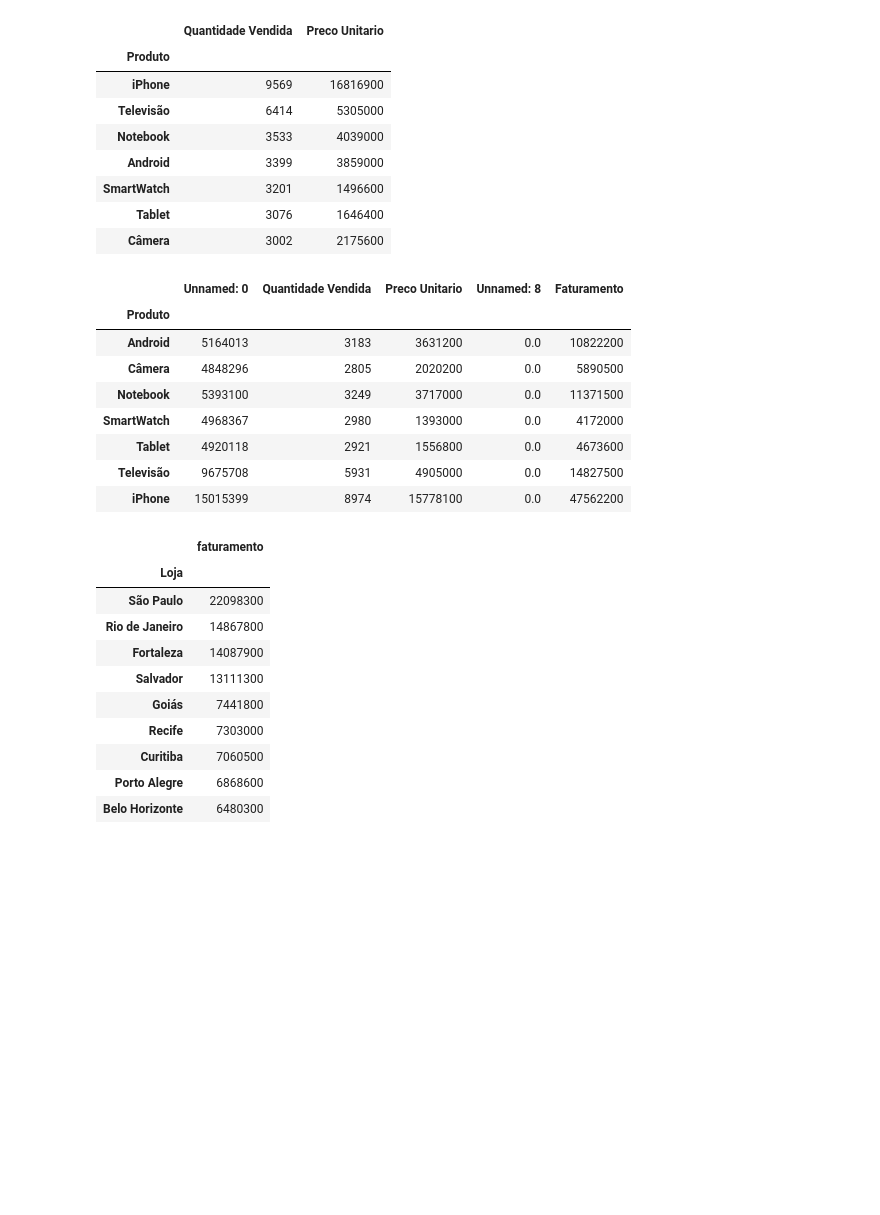
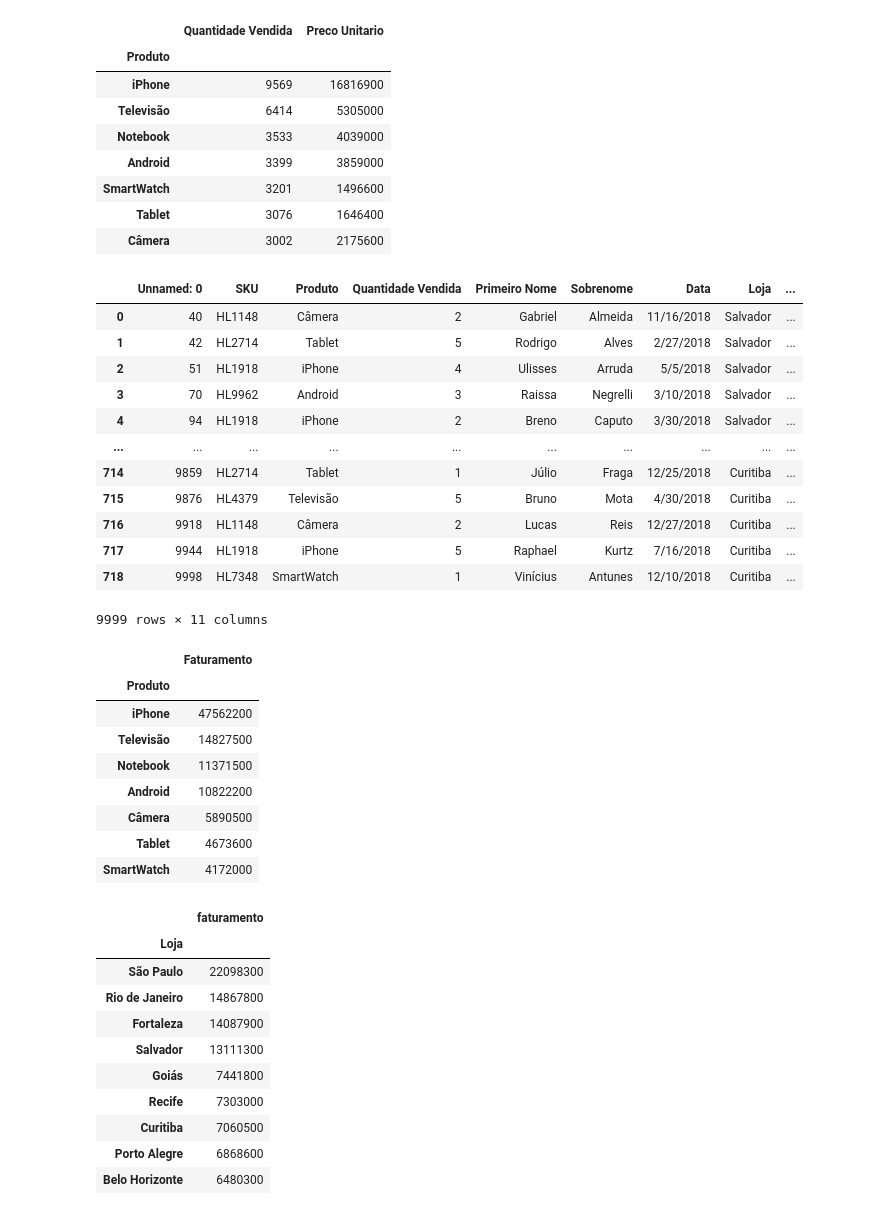
Before and after one commit to ThiagoMartins7/Treinando-Python, a Jupyter notebook: Curso_Python.ipynb, the cells around one changed output. Saved outputs shown, nothing was run; the diff lists cells and outputs as text; code cells hidden in the pictures; blank space fills up the shorter version.

```diff
--- a/Curso_Python.ipynb
+++ b/Curso_Python.ipynb
@@ -62,21 +62,37 @@ display(tabela_produtos)
 # %%
 # Calcular o produto que mais faturou
 
 tabela_total['Faturamento'] = tabela_total['Quantidade Vendida'] * tabela_total['Preco Unitario']
+display(tabela_total)
 
+#Tabela do faturamento do maior para o menor
 
 tabela_faturamento = tabela_total.groupby('Produto').sum()
+tabela_faturamento = tabela_faturamento[["Faturamento"]].sort_values(by='Faturamento', ascending=False)
 display(tabela_faturamento)
 # %% [output]
-|  | Unnamed: 0 | Quantidade Vendida | Preco Unitario | Unnamed: 8 | Faturamento |
-| Produto |  |  |  |  |  |
-| Android | 5164013 | 3183 | 3631200 | 0.0 | 10822200 |
-| Câmera | 4848296 | 2805 | 2020200 | 0.0 | 5890500 |
-| Notebook | 5393100 | 3249 | 3717000 | 0.0 | 11371500 |
-| SmartWatch | 4968367 | 2980 | 1393000 | 0.0 | 4172000 |
-| Tablet | 4920118 | 2921 | 1556800 | 0.0 | 4673600 |
-| Televisão | 9675708 | 5931 | 4905000 | 0.0 | 14827500 |
-| iPhone | 15015399 | 8974 | 15778100 | 0.0 | 47562200 |
+|  | Unnamed: 0 | SKU | Produto | Quantidade Vendida | Primeiro Nome | Sobrenome | Data | Loja | ... |
+| 0 | 40 | HL1148 | Câmera | 2 | Gabriel | Almeida | 11/16/2018 | Salvador | ... |
+| 1 | 42 | HL2714 | Tablet | 5 | Rodrigo | Alves | 2/27/2018 | Salvador | ... |
+| 2 | 51 | HL1918 | iPhone | 4 | Ulisses | Arruda | 5/5/2018 | Salvador | ... |
+| 3 | 70 | HL9962 | Android | 3 | Raissa | Negrelli | 3/10/2018 | Salvador | ... |
+| 4 | 94 | HL1918 | iPhone | 2 | Breno | Caputo | 3/30/2018 | Salvador | ... |
+| ... | ... | ... | ... | ... | ... | ... | ... | ... | ... |
+| 714 | 9859 | HL2714 | Tablet | 1 | Júlio | Fraga | 12/25/2018 | Curitiba | ... |
+| 715 | 9876 | HL4379 | Televisão | 5 | Bruno | Mota | 4/30/2018 | Curitiba | ... |
+| 716 | 9918 | HL1148 | Câmera | 2 | Lucas | Reis | 12/27/2018 | Curitiba | ... |
+| 717 | 9944 | HL1918 | iPhone | 5 | Raphael | Kurtz | 7/16/2018 | Curitiba | ... |
+| 718 | 9998 | HL7348 | SmartWatch | 1 | Vinícius | Antunes | 12/10/2018 | Curitiba | ... |
+9999 rows × 11 columns
+|  | Faturamento |
+| Produto |  |
+| iPhone | 47562200 |
+| Televisão | 14827500 |
+| Notebook | 11371500 |
+| Android | 10822200 |
+| Câmera | 5890500 |
+| Tablet | 4673600 |
+| SmartWatch | 4172000 |
 # %%
 #Calcular a loja que mais vendeu - Criar um Dashboard
 
```
